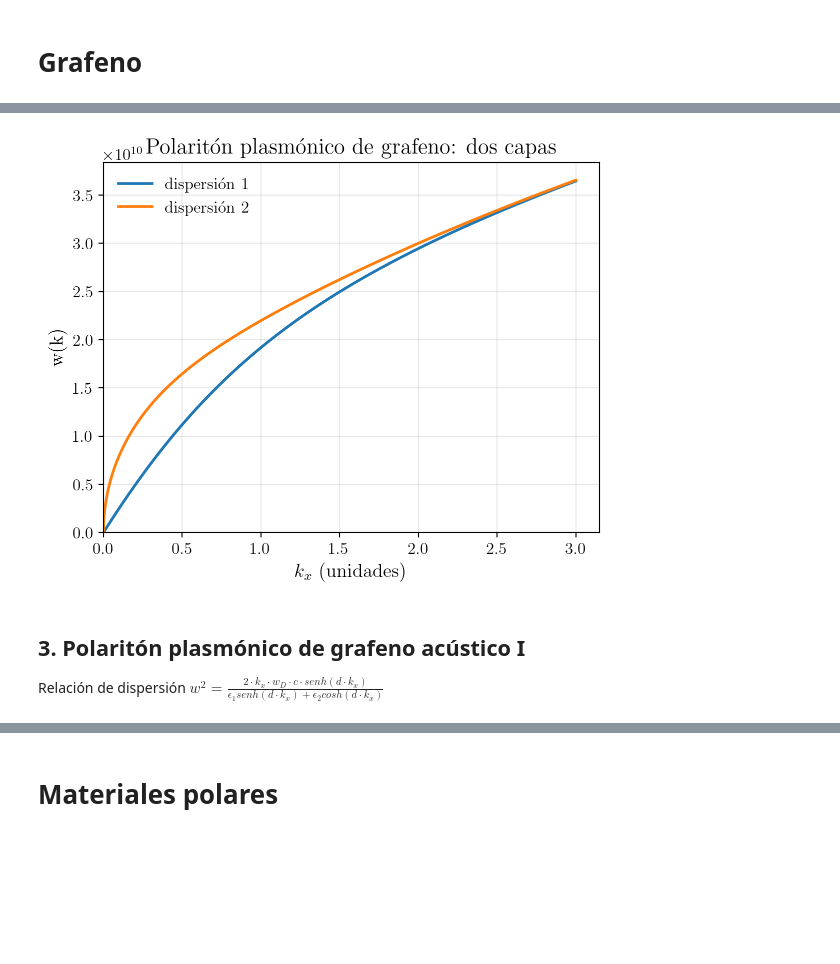
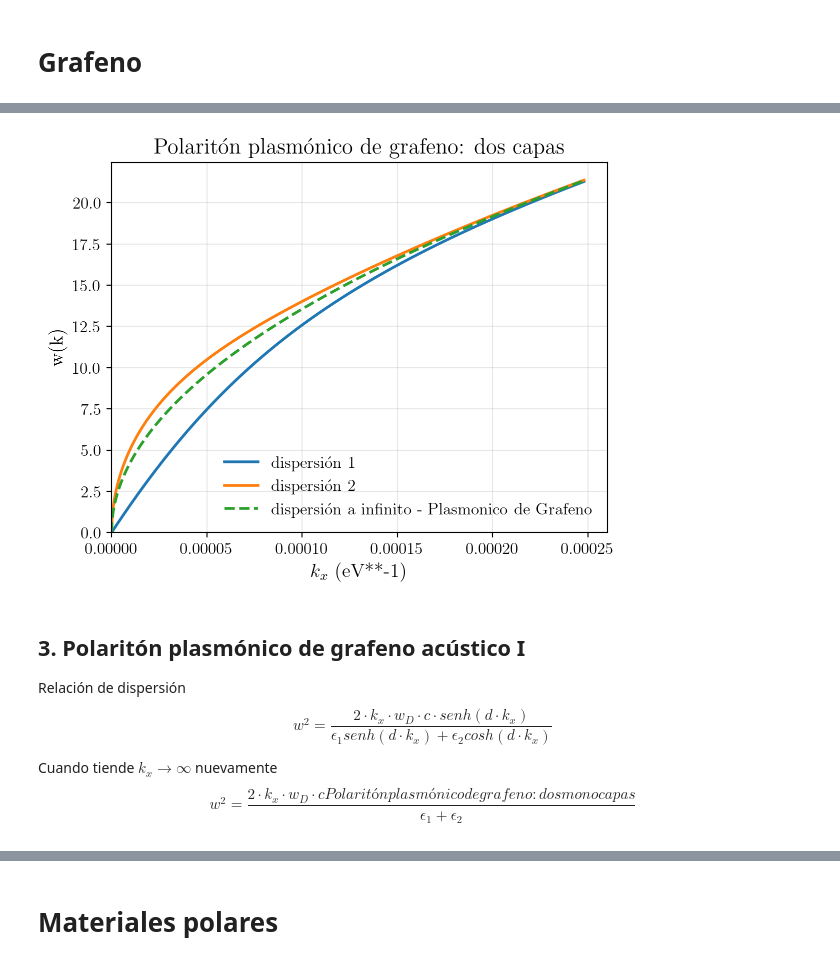
Before and after one commit to Scarlata0/Hybrid-Polaritons---TFG, a Jupyter notebook: TFG-Mario.ipynb, the cells around one changed output, grey strips where cells are left out. Drawn from its saved outputs; the diff is of its cells as text; code cells hidden in the pictures; blank space fills up the shorter version.

```diff
--- a/TFG-Mario.ipynb
+++ b/TFG-Mario.ipynb
@@ -7,18 +9,17 @@ from scipy import constants as const #De aquí puedo obtener las constantes fís
 %config InlineBackend.figure_format = 'retina'  # para que se me vean en alta resolución  || tal cual copiado de google no sé que significa
 # %%
 #Parámetros
-Ef = 0.63*const.e
-w_D = 2*Ef*const.alpha/const.h
+Ef = 0.63
+w_D = 2*Ef*const.alpha
     #Si02
 eps_inf_si = 2.1
-w_l0_si = 1244*200*const.pi*const.c #cm^-1 * 2pi*c
-w_t0_si = 1052*200*const.pi*const.c  #cm^-1 * 2pi*c
+w_l0_si = 1244*100*const.h*const.c/const.e #en eV
+w_t0_si = 105200*const.h*const.c/const.e   #en eV
 y_0_si = 0.073*w_l0_si
     #Al2O3
 eps_inf_al = 2.5
-w_l0_al = 936*200*const.pi*const.c  #cm^-1 * 2pi*c
-w_t0_al = 772*200*const.pi*const.c  #cm^-1 * 2pi*c
+w_l0_al = 93600*const.h*const.c/const.e   #en eV
+w_t0_al = 77200*const.h*const.c/const.e   #en eV
 y_0_al = 0.18*w_l0_al
 w_D
-w_l0_al
 # %% [output]
@@ -71,46 +76,53 @@ Relación de dispersión $w_1^2 = \frac{2\cdot k_x \cdot w_D \cdot c \cdot senh(
 # %%
 #Definición de d - parámetro de cuentas
-d = 2 # Por ahora arbitrario
+d = 18*1239.84193 #el 18 representa los nanometros
 # %%
 plt.rcParams.update({ # --- Parámetros (copiado de internet para cambiar lo de Latex) ---
     "text.usetex": True,  #Para tipografía de Latex
     "font.family": "serif",
     "font.size": 12,
     "axes.labelsize": 14,
     "axes.titlesize": 16,
     "legend.fontsize": 12,
     "xtick.labelsize": 12,
     "ytick.labelsize": 12,
     "lines.linewidth": 2,
     "lines.markersize": 6,
     "axes.grid": True,
     "grid.alpha": 0.3
 })
 
+
 # --- Creación de los datos: manipular esto para cada ejemplo, el resto no tocar ---
 fig, ax = plt.subplots()
 ax.set_title("Polaritón plasmónico de grafeno: dos capas") #Título de la gráfica
-x = np.linspace(0,3,1000)
+x = np.linspace(0,2*100*const.h*const.c/const.e,1000)
+
 y_1 = np.sqrt((2*x*const.c*w_D*np.sinh(x*d/2)/(1*np.sinh(x*d/2)+2*np.cosh(x*d/2)))) # --- Suponemos un epsilon1 = aire = 1 y un epsilon2 = 2
 y_2 = np.sqrt((2*x*const.c*w_D*np.cosh(x*d/2)/(1*np.sinh(x*d/2)+2*np.cosh(x*d/2)))) # --- Suponemos un epsilon1 = aire = 1 y un epsilon2 = 2
 ax.plot(x,y_1,label='dispersión 1')
 ax.plot(x,y_2,label='dispersión 2')
+y = (2*x*const.c*w_D/(1+2))**(1/2) # --- Suponemos un epsilon1 = aire = 1 y un epsilon2 = 2
+ax.plot(x,y,label='dispersión a infinito - Plasmonico de Grafeno', linestyle = '--')
 
 # --- Etiquetas, título y leyenda ---
 
-ax.set_xlabel(r"$k_x$ (unidades)")
+ax.set_xlabel(r"$k_x$ (eV**-1)")
 ax.set_ylabel("w(k)")
-ax.legend(loc="upper left", frameon=False)
+ax.legend(loc="lower right", frameon=False)
 
 # --- Límites y anotaciones ---
 ax.set_xlim(0,)
 ax.set_ylim(0,)
 plt.show()
 # %% [output]
-[figure, old version]
+[figure, new version]
 # %% [markdown]
 ## 3. Polaritón plasmónico de grafeno acústico I
 
-Relación de dispersión $w^2 = \frac{2\cdot k_x \cdot w_D \cdot c \cdot senh(d\cdot k_x)}{\epsilon_1senh(d\cdot k_x)+\epsilon_2cosh(d\cdot k_x)} $
+Relación de dispersión $$w^2 = \frac{2\cdot k_x \cdot w_D \cdot c \cdot senh(d\cdot k_x)}{\epsilon_1senh(d\cdot k_x)+\epsilon_2cosh(d\cdot k_x)}$$
+
+Cuando tiende $k_x \to \infty$ nuevamente
+$$w^2 = \frac{2\cdot k_x \cdot w_D \cdot c  Polaritón plasmónico de grafeno: dos monocapas}{\epsilon_1+\epsilon_2}$$
 # %%
 #Definición de d - parámetro de cuentas
```
Also changed, not shown: parts of 25 cells of this notebook.
